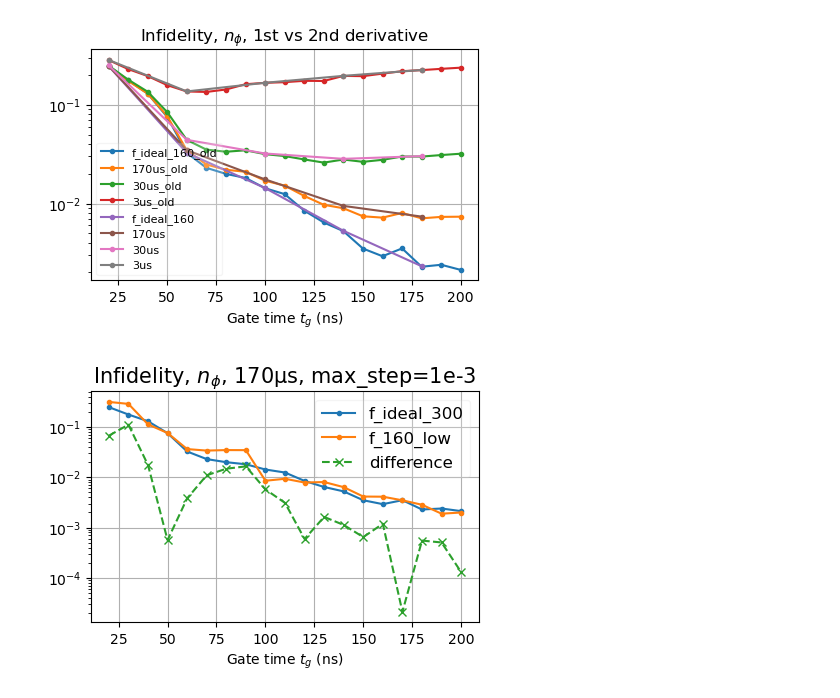
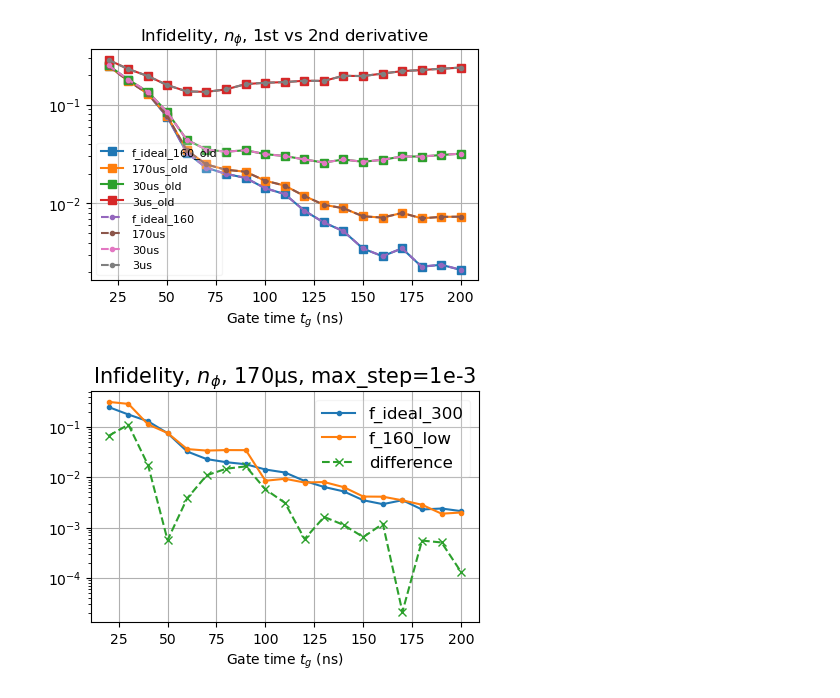
Before and after one commit to Zhenxing2020/two_qubit_gate_for_zero_pi_qubit, a Jupyter notebook: xgate/notebooks/plot/plot_xgate_phi_results.ipynb, the cells around one changed output. Cells and saved outputs as stored; diff of their text form; code cells hidden in the pictures.

```diff
--- a/xgate/notebooks/plot/plot_xgate_phi_results.ipynb
+++ b/xgate/notebooks/plot/plot_xgate_phi_results.ipynb
@@ -35,23 +64,28 @@ f_3us_160 = np.array([
 # %%
 fig, ax = plt.subplots(figsize=(5,3))
 
-plt.plot(f_phi['tg'], 10**f_phi['f_160_charge'], '.-', label=r'f_ideal_160_old')
-plt.plot(f_phi['tg'], 10**f_phi['f_160_170us'], '.-', label=r'170us_old')
-plt.plot(f_phi['tg'], 10**f_phi['f_160_30us'], '.-', label=r'30us_old')
-plt.plot(f_phi['tg'], 10**f_phi['f_160_3us'], '.-', label=r'3us_old')
+plt.plot(f_phi['tg'], 10**f_phi['f_160_charge'], 's-', label=r'f_ideal_160_old')
+plt.plot(f_phi['tg'], 10**f_phi['f_160_170us'], 's-', label=r'170us_old')
+plt.plot(f_phi['tg'], 10**f_phi['f_160_30us'], 's-', label=r'30us_old')
+plt.plot(f_phi['tg'], 10**f_phi['f_160_3us'], 's-', label=r'3us_old')
 
-plt.plot(params[:,0], 10**f_ideal_160, '.-', label=r'f_ideal_160')
-plt.plot(params[:,0], 10**f_170us_160, '.-', label=r'170us')
-plt.plot(params[:,0], 10**f_30us_160, '.-', label=r'30us')
-plt.plot(params[:,0], 10**f_3us_160, '.-', label=r'3us')
+# plt.plot(f_phi['tg'], 10**f_ideal_160, '.--', label=r'f_ideal_160')
+# plt.plot(f_phi['tg'], 10**f_170us_160, '.--', label=r'170us')
+# plt.plot(f_phi['tg'], 10**f_30us_160, '.--', label=r'30us')
+# plt.plot(f_phi['tg'], 10**f_3us_160, '.--', label=r'3us')
+
+# plt.plot(params[:,0], 10**f_ideal_160, '.-', label=r'f_ideal_160')
+# plt.plot(params[:,0], 10**f_170us_160, '.-', label=r'170us')
+# plt.plot(params[:,0], 10**f_30us_160, '.-', label=r'30us')
+# plt.plot(params[:,0], 10**f_3us_160, '.-', label=r'3us')
 plt.yscale('log')
 plt.xlabel('Gate time $t_g$ (ns)')
 plt.title(r'Infidelity, $n_\phi$, 1st vs 2nd derivative ', fontsize=12)
 plt.grid()
 legend = plt.legend( loc="best", fontsize=8)
 legend.get_frame().set_alpha(0.2)  # 0.5 makes the legend 50% transparent
 # %% [output]
-[figure, old version]
+[figure, new version]
 # %%
 f_ideal_160 = np.array([
 -0.60543872, -0.75216502, -0.88531733, -1.12280287 ,
```
Also changed, not shown: parts of 1 cell of this notebook, 29 other files.
